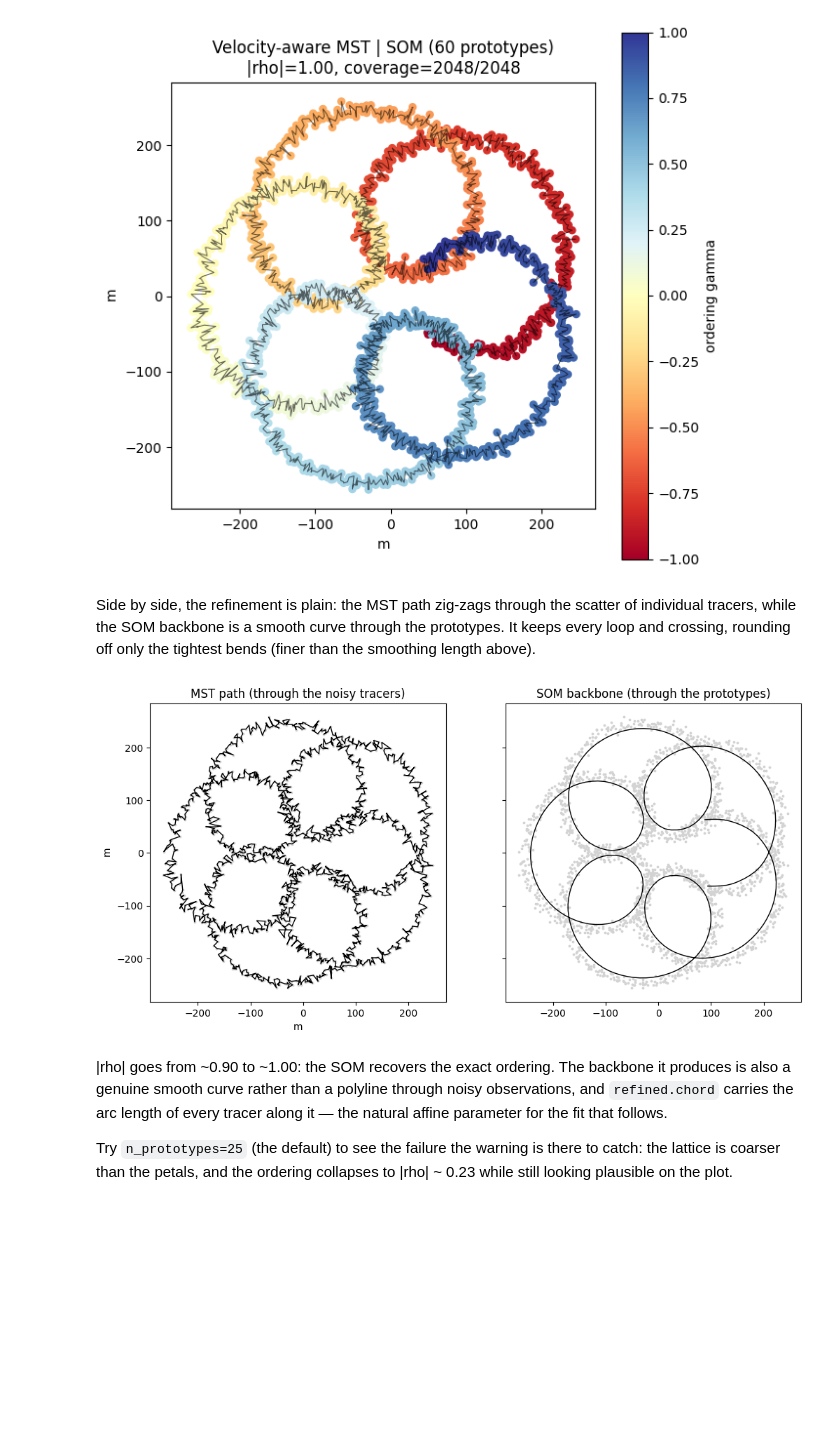
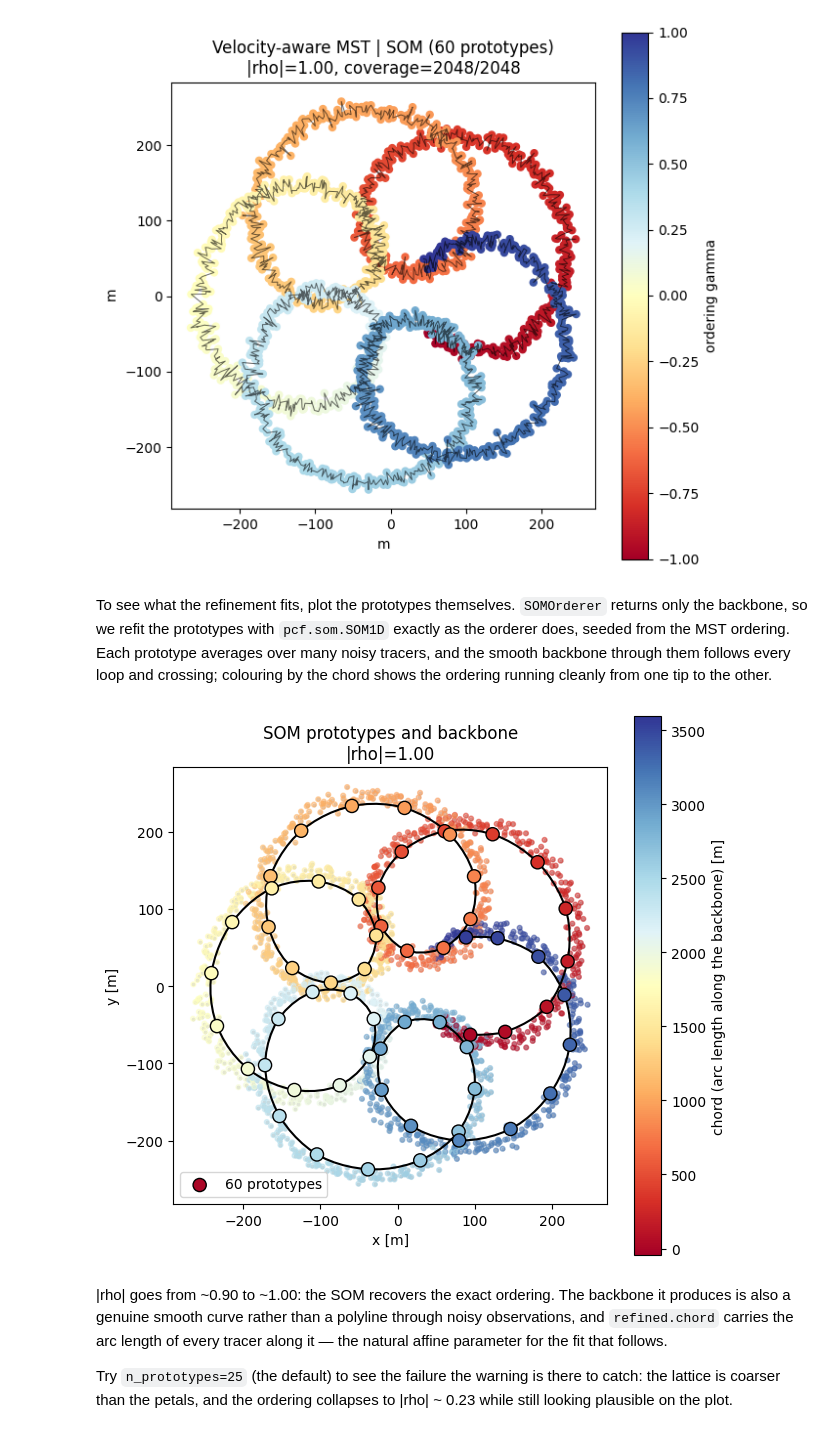
Before and after one commit to GalacticDynamics/phasecurvefit, a Jupyter notebook: docs/tutorials/epitrochoid_mst.ipynb, the cells around one changed output. Cells and saved outputs as stored; diff of their text form; code cells hidden in the pictures; blank space fills up the shorter version.

Commit message:
📝 docs: show the SOM prototypes in a single-panel plot
Replace the MST-vs-SOM side-by-side with one panel styled like the MST
plots: tracers and prototypes coloured by chord, backbone through the
prototypes. SOMOrderer returns only the backbone, so the tutorial refits
the prototypes with pcf.som.SOM1D the way the orderer does.

Co-Authored-By: Claude Opus 5.5 <noreply@anthropic.com>

```diff
--- a/docs/tutorials/epitrochoid_mst.ipynb
+++ b/docs/tutorials/epitrochoid_mst.ipynb
@@ -173,25 +173,65 @@ refined = (velaware | pcf.orderers.SOMOrderer(n_prototypes=60)).order(
 plot_order(refined, "Velocity-aware MST | SOM (60 prototypes)")
 # %% [output]
 [figure]
-# %% [markdown]
-Side by side, the refinement is plain: the MST path zig-zags through the
-scatter of individual tracers, while the SOM backbone is a smooth curve
-through the prototypes. It keeps every loop and crossing, rounding off only
-the tightest bends (finer than the smoothing length above).
-# %%
-_fig, axs = plt.subplots(1, 2, figsize=(12, 6), sharex=True, sharey=True)
-mst_q = {k: v[res_vel.ordering] for k, v in res_vel.positions.items()}
-panels = [
-    (mst_q, "MST path (through the noisy tracers)"),
-    (refined.backbone, "SOM backbone (through the prototypes)"),
-]
-for ax, (path, title) in zip(axs, panels, strict=True):
-    ax.scatter(qs["x"], qs["y"], s=3, c="lightgray")
-    ax.plot(path["x"], path["y"], c="k", lw=1)
-    ax.set(aspect="equal", title=title)
-plt.show()
-# %% [output]
-[figure, removed]
+# %% [markdown]
+To see what the refinement fits, plot the prototypes themselves.
+`SOMOrderer` returns only the backbone, so we refit the prototypes with
+`pcf.som.SOM1D` exactly as the orderer does, seeded from the MST ordering.
+Each prototype averages over many noisy tracers, and the smooth backbone
+through them follows every loop and crossing; colouring by the chord shows
+the ordering running cleanly from one tip to the other.
+# %%
+# SOMOrderer returns the backbone but not the prototypes, so refit them with
+# `pcf.som.SOM1D` the way the orderer does: seeded from the MST ordering, starting
+# at `sigma_end`, on a phase-space metric whose velocity term is scaled to the
+# lattice spacing.
+n_prototypes, sigma_end = 60, 0.7
+visited = np.asarray(res_vel.ordering)
+mq = {k: u.ustrip(usys, v[visited]) for k, v in qs.items()}
+mp = {k: u.ustrip(usys, v[visited]) for k, v in ps.items()}
+length = np.hypot(np.diff(mq["x"]), np.diff(mq["y"])).sum()
+speed = np.median(np.hypot(mp["x"], mp["y"]))
+som = pcf.som.SOM1D.make(
+    mq,
+    mp,
+    n_prototypes=n_prototypes,
+    ordering=jnp.arange(visited.size),
+    metric=pcf.metrics.FullPhaseSpaceDistanceMetric(),
+    metric_scale=sigma_end * length / (n_prototypes - 1) / (2 * speed),
+    sigma_start=sigma_end,
+    sigma_end=sigma_end,
+).fit(mq, mp)
+backbone, _ = som.backbone()
+lam = som.chord(mq, mp)
+proto_lam = som.chord(som.prototype_positions, som.prototype_velocities)
+
+_fig, ax = plt.subplots(figsize=(7, 7))
+ax.scatter(P[:, 0], P[:, 1], s=3, c="lightgray")
+im = ax.scatter(mq["x"], mq["y"], s=12, c=lam, cmap="RdYlBu", alpha=0.5)
+ax.plot(backbone["x"], backbone["y"], c="k", lw=1.5)
+pts = ax.scatter(
+    som.prototype_positions["x"],
+    som.prototype_positions["y"],
+    s=90,
+    c=proto_lam,
+    cmap="RdYlBu",
+    norm=im.norm,
+    edgecolors="k",
+    zorder=3,
+    label=f"{n_prototypes} prototypes",
+)
+plt.colorbar(pts, ax=ax, label="chord (arc length along the backbone) [m]")
+r = abs(np.corrcoef(np.argsort(np.argsort(lam)), np.asarray(t_shuffled)[visited])[0, 1])
+ax.set(
+    aspect="equal",
+    xlabel="x [m]",
+    ylabel="y [m]",
+    title=f"SOM prototypes and backbone\n|rho|={r:.2f}",
+)
+ax.legend(loc="lower left")
+plt.show()
+# %% [output]
+[figure, added]
 # %% [markdown]
 |rho| goes from ~0.90 to ~1.00: the SOM recovers the exact ordering. The
 backbone it produces is also a genuine smooth curve rather than a polyline
```
